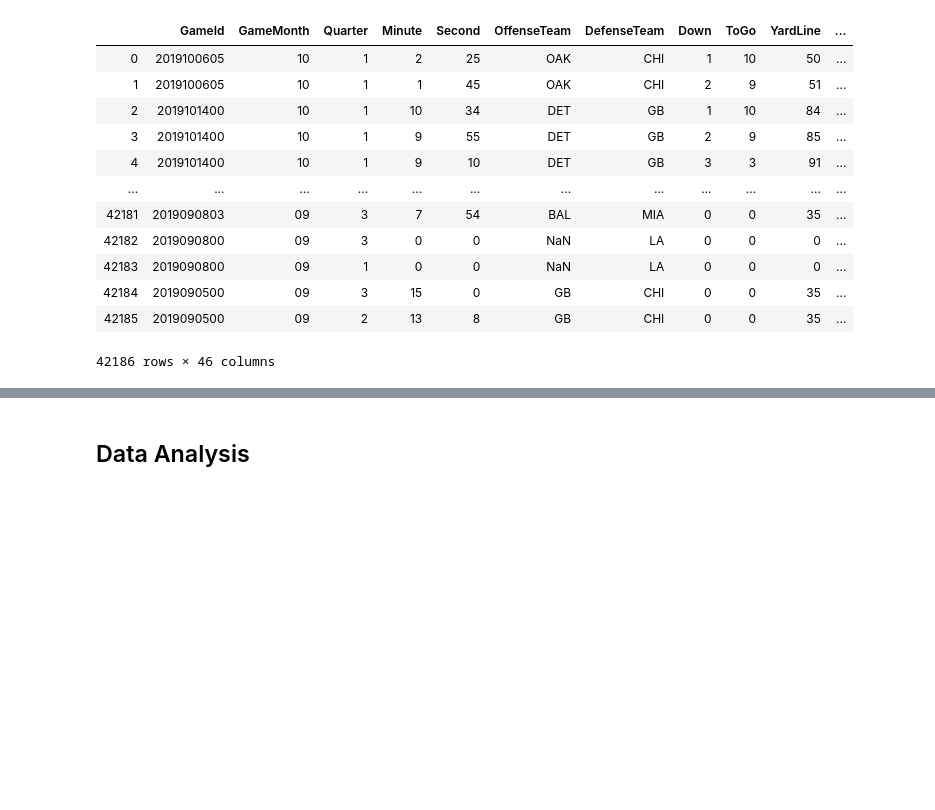
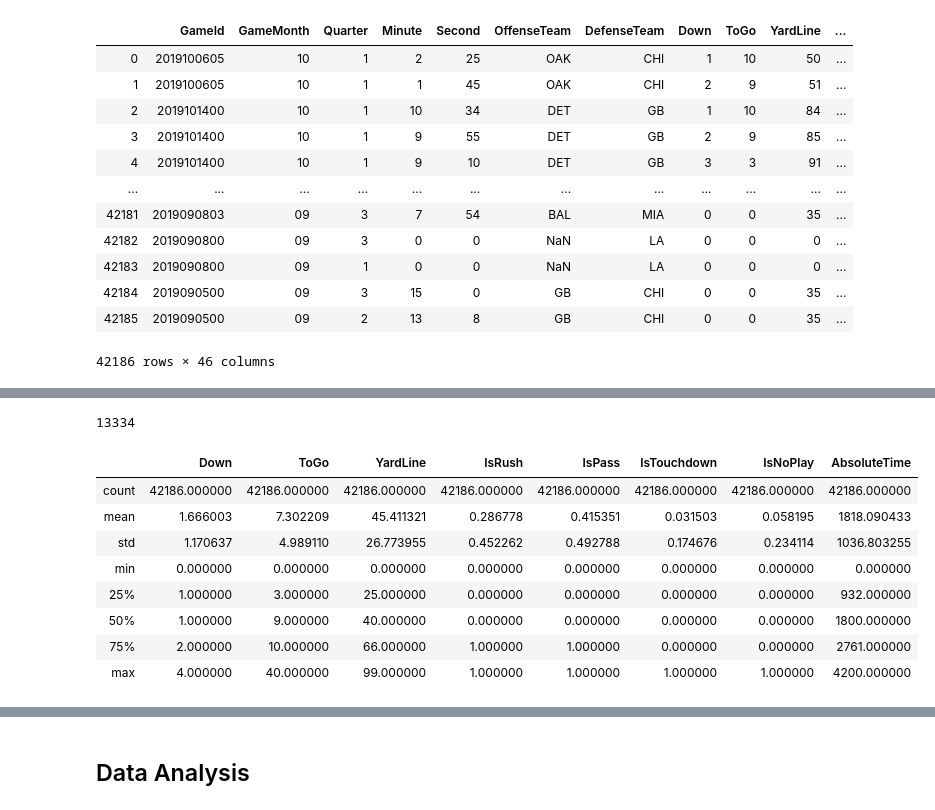
Before and after one commit to BryceHolladay/dataanalproj, a Jupyter notebook: Data Analytics Project.ipynb, the cells around one changed output, grey strips where cells are left out. Cells and saved outputs as stored; diff of their text form; code cells hidden in the pictures; blank space fills up the shorter version.

```diff
--- a/Data Analytics Project.ipynb
+++ b/Data Analytics Project.ipynb
@@ -82,0 +114,17 @@ df19.drop(['Quarter', 'Minute', 'Second', 'GameId'], axis=1)
+# %%
+
+c = (df19_isTD['PlayType2'] == '').sum()
+print(c)
+df19_isTD.head(50)
+df19_isTD.describe()
+# %% [output]
+13334
+|  | Down | ToGo | YardLine | IsRush | IsPass | IsTouchdown | IsNoPlay | AbsoluteTime |
+| count | 42186.000000 | 42186.000000 | 42186.000000 | 42186.000000 | 42186.000000 | 42186.000000 | 42186.000000 | 42186.000000 |
+| mean | 1.666003 | 7.302209 | 45.411321 | 0.286778 | 0.415351 | 0.031503 | 0.058195 | 1818.090433 |
+| std | 1.170637 | 4.989110 | 26.773955 | 0.452262 | 0.492788 | 0.174676 | 0.234114 | 1036.803255 |
+| min | 0.000000 | 0.000000 | 0.000000 | 0.000000 | 0.000000 | 0.000000 | 0.000000 | 0.000000 |
+| 25% | 1.000000 | 3.000000 | 25.000000 | 0.000000 | 0.000000 | 0.000000 | 0.000000 | 932.000000 |
+| 50% | 1.000000 | 9.000000 | 40.000000 | 0.000000 | 0.000000 | 0.000000 | 0.000000 | 1800.000000 |
+| 75% | 2.000000 | 10.000000 | 66.000000 | 1.000000 | 1.000000 | 0.000000 | 0.000000 | 2761.000000 |
+| max | 4.000000 | 40.000000 | 99.000000 | 1.000000 | 1.000000 | 1.000000 | 1.000000 | 4200.000000 |
```
Also changed, not shown: parts of 11 cells of this notebook.
